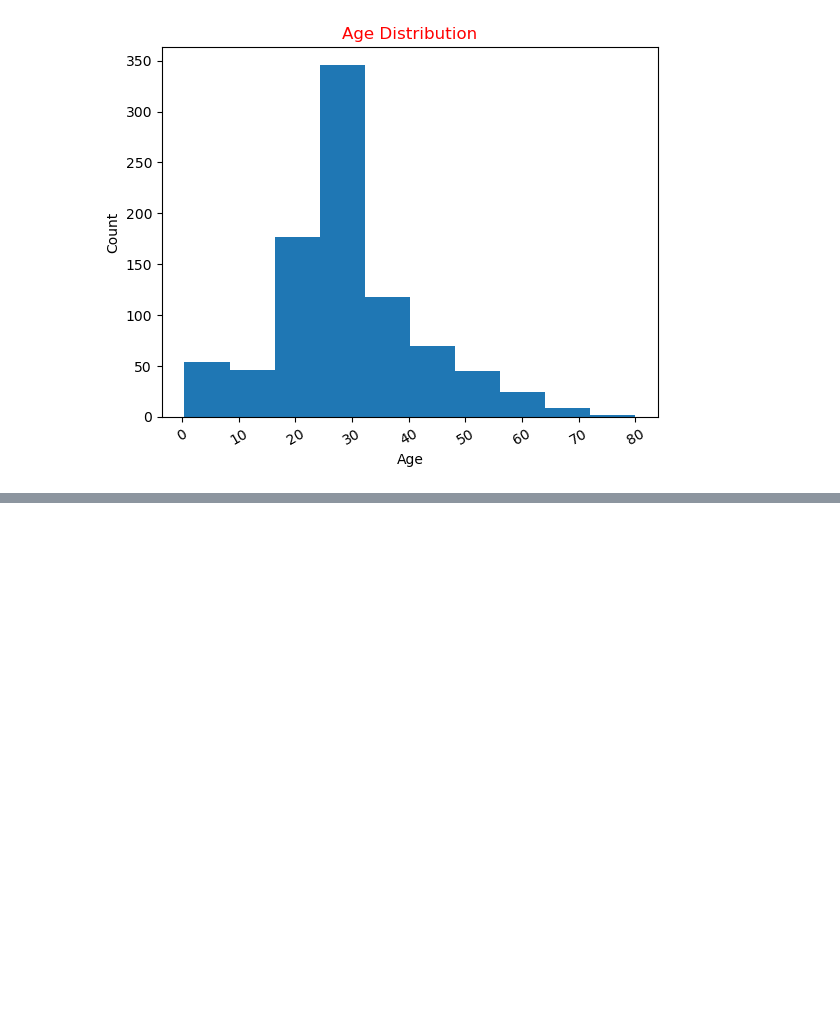
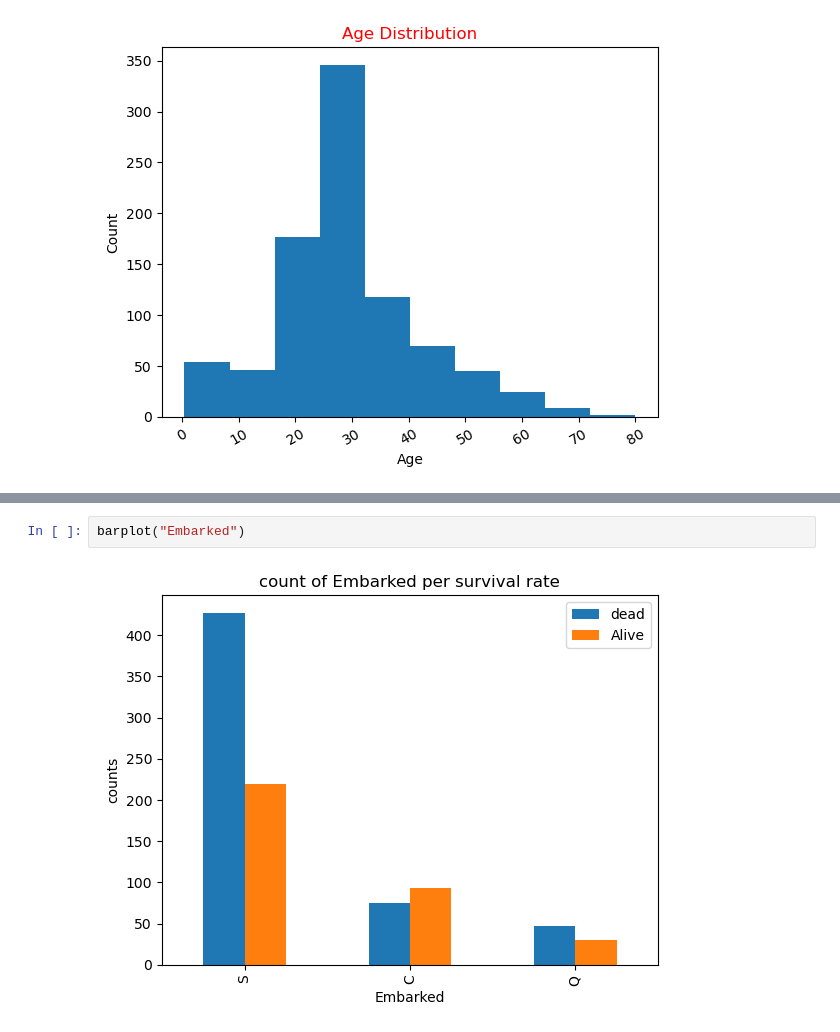
Before and after one commit to fizzle1759/Data-Exploration-using-Titanic-Data-set, a Jupyter notebook: Data Exploration.ipynb, the cells around one changed output, grey strips where cells are left out. Drawn from its saved outputs; the diff is of its cells as text; blank space fills up the shorter version.

```diff
--- a/Data Exploration.ipynb
+++ b/Data Exploration.ipynb
@@ -284,0 +341,4 @@ plt.show()
+# %%
+barplot("Embarked")
+# %% [output]
+[figure, added]
```
Also changed, not shown: parts of 9 cells of this notebook.
